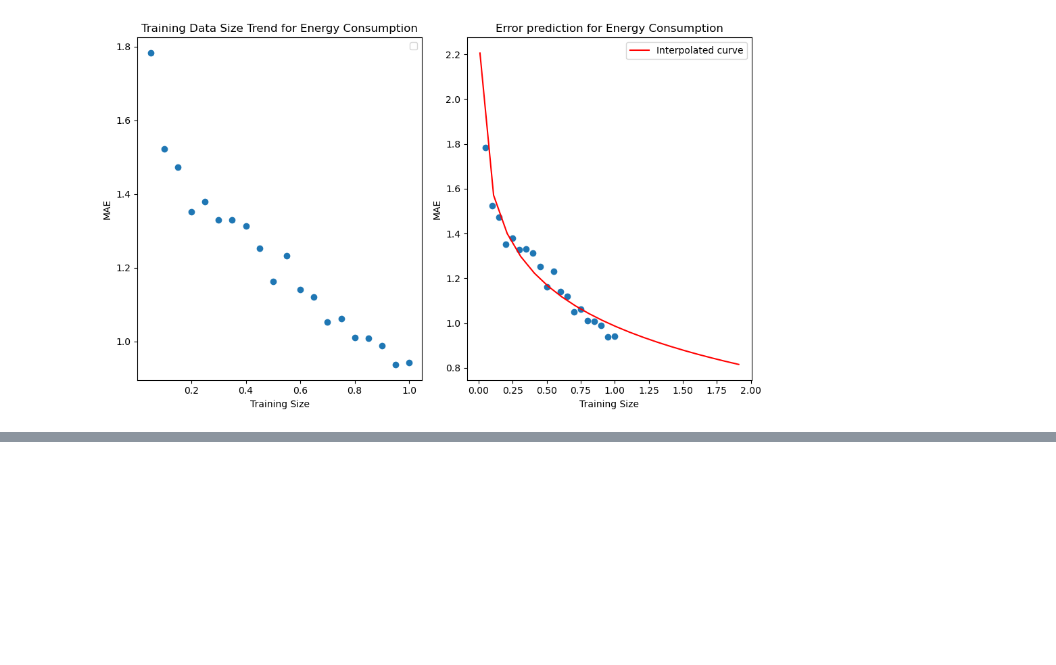
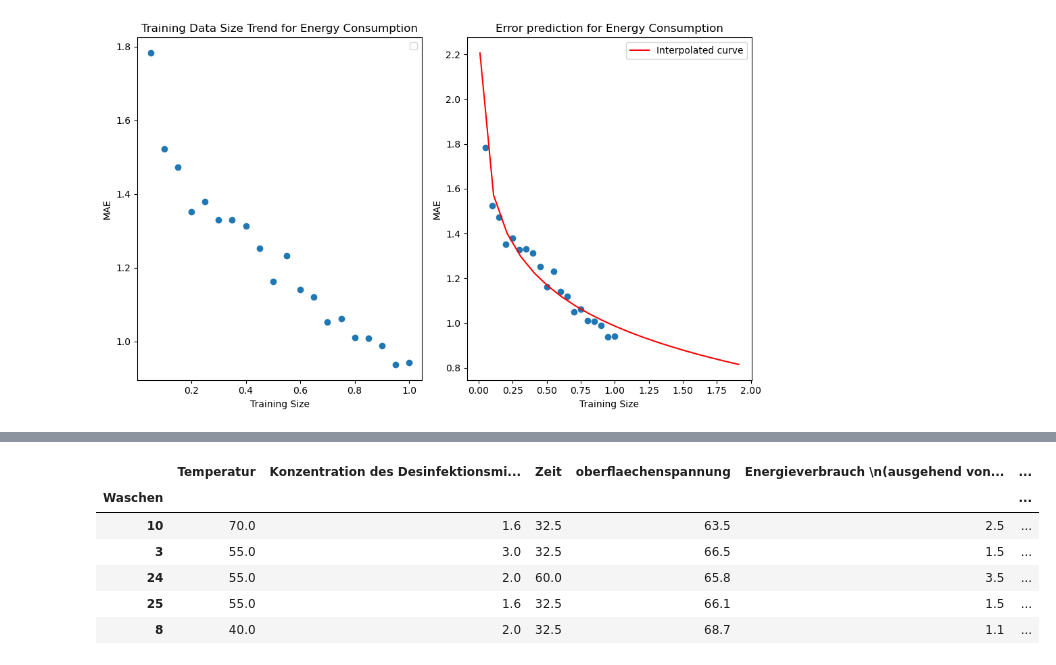
Before and after one commit to IlliaRohalskyi/ImproClean, a Jupyter notebook: Notebooks/analysis.ipynb, the cells around one changed output, grey strips where cells are left out. Saved outputs shown, nothing was run; the diff lists cells and outputs as text; code cells hidden in the pictures; blank space fills up the shorter version.

Commit message:
Error Analysis Added

```diff
--- a/Notebooks/analysis.ipynb
+++ b/Notebooks/analysis.ipynb
@@ -341,0 +422,11 @@ ERROR AT DATASET SIZE MULTIPLIER 2: 0.815844148788714
+# %%
+cases = list(microbiology_cases_df['Case'])
+doe_analysis_df.iloc[cases]
+# %% [output]
+|  | Temperatur | Konzentration des Desinfektionsmi... | Zeit | oberflaechenspannung | Energieverbrauch \n(ausgehend von... | ... |
+| Waschen |  |  |  |  |  | ... |
+| 10 | 70.0 | 1.6 | 32.5 | 63.5 | 2.5 | ... |
+| 3 | 55.0 | 3.0 | 32.5 | 66.5 | 1.5 | ... |
+| 24 | 55.0 | 2.0 | 60.0 | 65.8 | 3.5 | ... |
+| 25 | 55.0 | 1.6 | 32.5 | 66.1 | 1.5 | ... |
+| 8 | 40.0 | 2.0 | 32.5 | 68.7 | 1.1 | ... |
```
Also changed, not shown: parts of 6 cells of this notebook.
